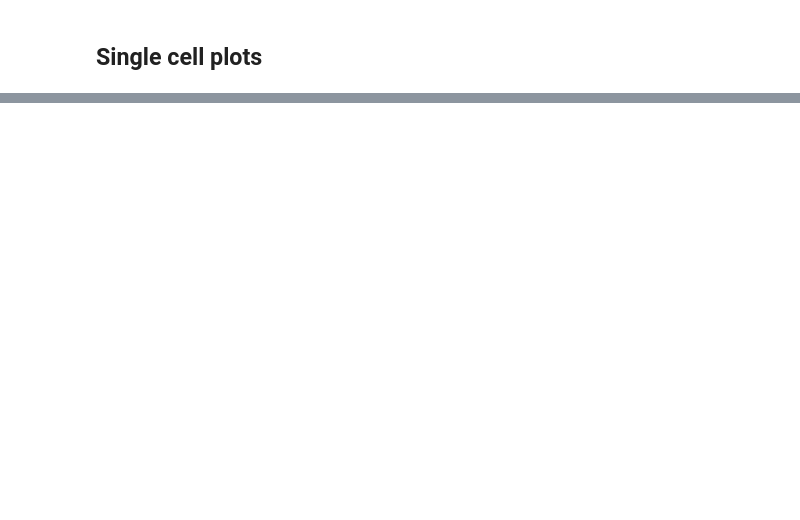
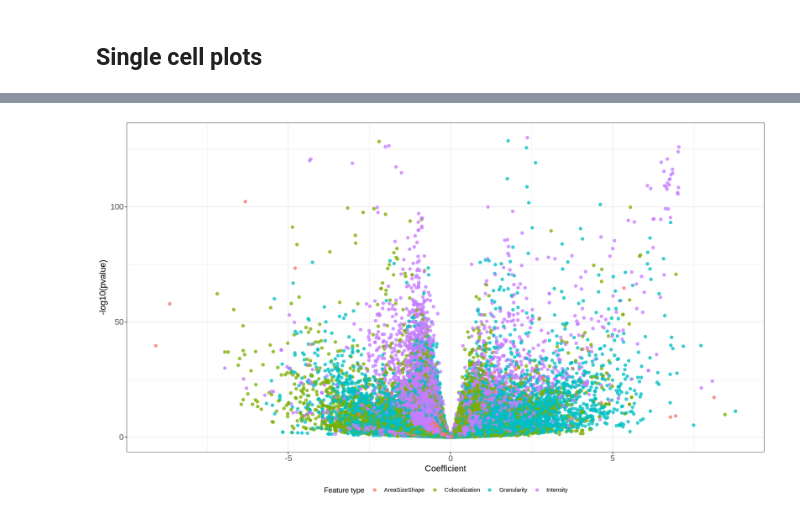
Before and after one commit to MikeLippincott/NF1_organoid_profile_analysis, a Jupyter notebook: 1.EDA/notebooks/10.plot_linear_modeling_results.ipynb, the cells around one changed output, grey strips where cells are left out. Cells and saved outputs as stored; diff of their text form; code cells hidden in the pictures; blank space fills up the shorter version.

```diff
--- a/1.EDA/notebooks/10.plot_linear_modeling_results.ipynb
+++ b/1.EDA/notebooks/10.plot_linear_modeling_results.ipynb
@@ -415,0 +416,58 @@ Warning message:
+# %%
+candidate_dfs <- c("sc_fs_lm_results_df", "organoid_fs_lm_results_df")
+df_name <- candidate_dfs[candidate_dfs %in% ls()][1]
+plot_df <- get(df_name)
+
+p_col <- intersect(
+    c("p_value", "pvalue", "p.val", "p_adj", "padj", "q_value", "qvalue"),
+    names(plot_df)
+)[1]
+
+if (is.na(p_col)) {
+    stop("No p-value column found in the selected data frame.")
+}
+
+plot_df <- plot_df %>%
+    mutate(
+        neg_log10_p = -log10(.data[[p_col]])
+    ) %>%
+    filter(is.finite(neg_log10_p), !is.na(coefficient))
+
+facet_vars <- intersect(c("split", "shuffle", "model"), names(plot_df))
+if (length(facet_vars) > 0) {
+    plot_df$facet_group <- do.call(interaction, c(plot_df[facet_vars], list(sep = " | ", drop = TRUE)))
+}
+
+width <- 14
+height <- 8
+options(repr.plot.width = width, repr.plot.height = height)
+
+p <- ggplot(plot_df, aes(x = coefficient, y = neg_log10_p, color = Feature_type)) +
+    geom_point(alpha = 0.75, size = 1.8) +
+    theme_bw() +
+    labs(
+        x = "Coefficient",
+        y = paste0("-log10(", p_col, ")"),
+        color = "Feature type"
+    ) +
+    theme(
+        axis.text.x = element_text(size = 12),
+        axis.text.y = element_text(size = 12),
+        axis.title = element_text(size = 13),
+        legend.position = "bottom"
+    )
+
+if (length(facet_vars) > 0) {
+    p <- p + facet_wrap(~ facet_group)
+}
+
+ggsave(
+    filename = file.path(figures_path, paste0(df_name, "_coef_vs_neglog10p.png")),
+    plot = p,
+    width = width,
+    height = height
+)
+
+p
+# %% [output]
+[figure, added]
```
Also changed, not shown: parts of 9 cells of this notebook, 13 other files.
